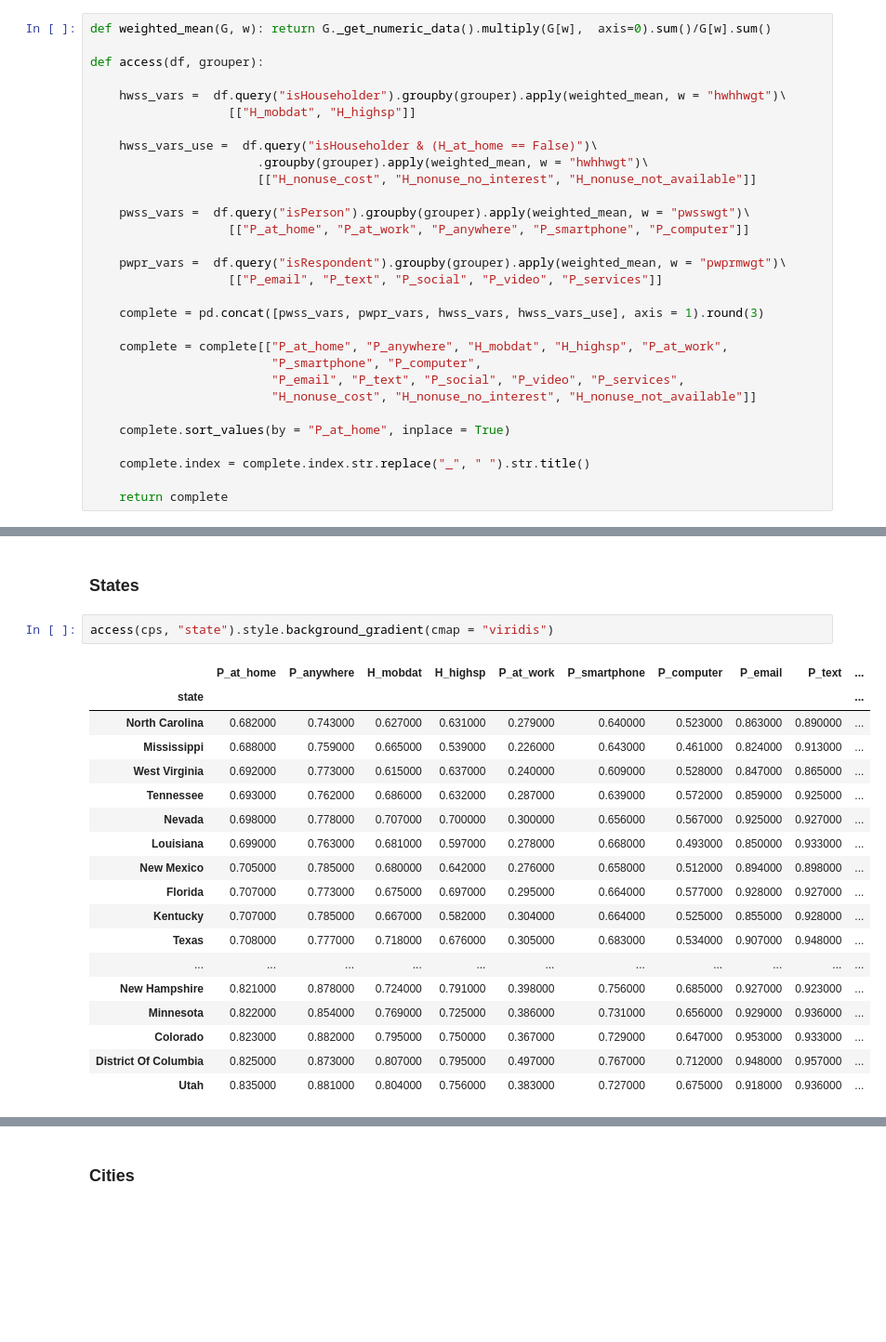
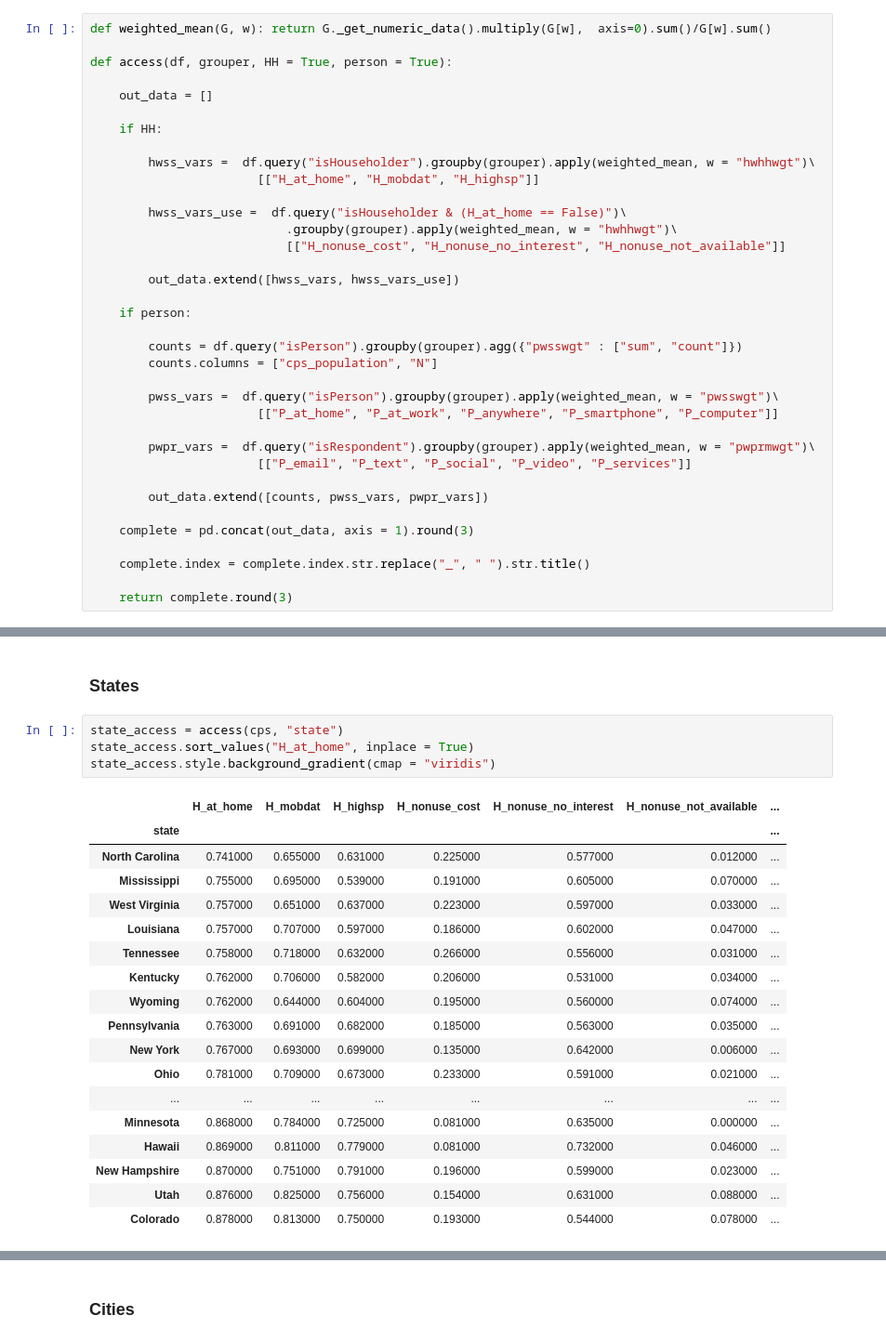
Before and after one commit to JamesSaxon/neighborhood_broadband, a Jupyter notebook: cps.ipynb, the cells around one changed output, grey strips where cells are left out. Shown: that part at 93% size. Cells and saved outputs as stored; diff of their text form; blank space fills up the shorter version.

```diff
--- a/cps.ipynb
+++ b/cps.ipynb
@@ -214,30 +273,36 @@ Internet in home.
 # %%
 def weighted_mean(G, w): return G._get_numeric_data().multiply(G[w],  axis=0).sum()/G[w].sum()
 
-def access(df, grouper):
+def access(df, grouper, HH = True, person = True):
 
-    hwss_vars =  df.query("isHouseholder").groupby(grouper).apply(weighted_mean, w = "hwhhwgt")\
-                   [["H_mobdat", "H_highsp"]]
+    out_data = []
 
-    hwss_vars_use =  df.query("isHouseholder & (H_at_home == False)")\
-                       .groupby(grouper).apply(weighted_mean, w = "hwhhwgt")\
-                       [["H_nonuse_cost", "H_nonuse_no_interest", "H_nonuse_not_available"]]
+    if HH:
 
-    pwss_vars =  df.query("isPerson").groupby(grouper).apply(weighted_mean, w = "pwsswgt")\
-                   [["P_at_home", "P_at_work", "P_anywhere", "P_smartphone", "P_computer"]]
+        hwss_vars =  df.query("isHouseholder").groupby(grouper).apply(weighted_mean, w = "hwhhwgt")\
+                       [["H_at_home", "H_mobdat", "H_highsp"]]
 
-    pwpr_vars =  df.query("isRespondent").groupby(grouper).apply(weighted_mean, w = "pwprmwgt")\
-                   [["P_email", "P_text", "P_social", "P_video", "P_services"]]
+        hwss_vars_use =  df.query("isHouseholder & (H_at_home == False)")\
+                           .groupby(grouper).apply(weighted_mean, w = "hwhhwgt")\
+                           [["H_nonuse_cost", "H_nonuse_no_interest", "H_nonuse_not_available"]]
 
-    complete = pd.concat([pwss_vars, pwpr_vars, hwss_vars, hwss_vars_use], axis = 1).round(3)
+        out_data.extend([hwss_vars, hwss_vars_use])
 
-    complete = complete[["P_at_home", "P_anywhere", "H_mobdat", "H_highsp", "P_at_work",
-                         "P_smartphone", "P_computer",
-                         "P_email", "P_text", "P_social", "P_video", "P_services",
-                         "H_nonuse_cost", "H_nonuse_no_interest", "H_nonuse_not_available"]]
+    if person:
 
-    complete.sort_values(by = "P_at_home", inplace = True)
+        counts = df.query("isPerson").groupby(grouper).agg({"pwsswgt" : ["sum", "count"]})
+        counts.columns = ["cps_population", "N"]
+
+        pwss_vars =  df.query("isPerson").groupby(grouper).apply(weighted_mean, w = "pwsswgt")\
+                       [["P_at_home", "P_at_work", "P_anywhere", "P_smartphone", "P_computer"]]
+
+        pwpr_vars =  df.query("isRespondent").groupby(grouper).apply(weighted_mean, w = "pwprmwgt")\
+                       [["P_email", "P_text", "P_social", "P_video", "P_services"]]
+
+        out_data.extend([counts, pwss_vars, pwpr_vars])
+
+    complete = pd.concat(out_data, axis = 1).round(3)
 
     complete.index = complete.index.str.replace("_", " ").str.title()
 
-    return complete
+    return complete.round(3)
@@ -244,23 +340,25 @@ def access(df, grouper):
 # %% [markdown]
 ### States
 # %%
-access(cps, "state").style.background_gradient(cmap = "viridis")
+state_access = access(cps, "state")
+state_access.sort_values("H_at_home", inplace = True)
+state_access.style.background_gradient(cmap = "viridis")
 # %% [output]
-|  | P_at_home | P_anywhere | H_mobdat | H_highsp | P_at_work | P_smartphone | P_computer | P_email | P_text | ... |
-| state |  |  |  |  |  |  |  |  |  | ... |
-| North Carolina | 0.682000 | 0.743000 | 0.627000 | 0.631000 | 0.279000 | 0.640000 | 0.523000 | 0.863000 | 0.890000 | ... |
-| Mississippi | 0.688000 | 0.759000 | 0.665000 | 0.539000 | 0.226000 | 0.643000 | 0.461000 | 0.824000 | 0.913000 | ... |
-| West Virginia | 0.692000 | 0.773000 | 0.615000 | 0.637000 | 0.240000 | 0.609000 | 0.528000 | 0.847000 | 0.865000 | ... |
-| Tennessee | 0.693000 | 0.762000 | 0.686000 | 0.632000 | 0.287000 | 0.639000 | 0.572000 | 0.859000 | 0.925000 | ... |
-| Nevada | 0.698000 | 0.778000 | 0.707000 | 0.700000 | 0.300000 | 0.656000 | 0.567000 | 0.925000 | 0.927000 | ... |
-| Louisiana | 0.699000 | 0.763000 | 0.681000 | 0.597000 | 0.278000 | 0.668000 | 0.493000 | 0.850000 | 0.933000 | ... |
-| New Mexico | 0.705000 | 0.785000 | 0.680000 | 0.642000 | 0.276000 | 0.658000 | 0.512000 | 0.894000 | 0.898000 | ... |
-| Florida | 0.707000 | 0.773000 | 0.675000 | 0.697000 | 0.295000 | 0.664000 | 0.577000 | 0.928000 | 0.927000 | ... |
-| Kentucky | 0.707000 | 0.785000 | 0.667000 | 0.582000 | 0.304000 | 0.664000 | 0.525000 | 0.855000 | 0.928000 | ... |
-| Texas | 0.708000 | 0.777000 | 0.718000 | 0.676000 | 0.305000 | 0.683000 | 0.534000 | 0.907000 | 0.948000 | ... |
-| ... | ... | ... | ... | ... | ... | ... | ... | ... | ... | ... |
-| New Hampshire | 0.821000 | 0.878000 | 0.724000 | 0.791000 | 0.398000 | 0.756000 | 0.685000 | 0.927000 | 0.923000 | ... |
-| Minnesota | 0.822000 | 0.854000 | 0.769000 | 0.725000 | 0.386000 | 0.731000 | 0.656000 | 0.929000 | 0.936000 | ... |
-| Colorado | 0.823000 | 0.882000 | 0.795000 | 0.750000 | 0.367000 | 0.729000 | 0.647000 | 0.953000 | 0.933000 | ... |
-| District Of Columbia | 0.825000 | 0.873000 | 0.807000 | 0.795000 | 0.497000 | 0.767000 | 0.712000 | 0.948000 | 0.957000 | ... |
-| Utah | 0.835000 | 0.881000 | 0.804000 | 0.756000 | 0.383000 | 0.727000 | 0.675000 | 0.918000 | 0.936000 | ... |
+|  | H_at_home | H_mobdat | H_highsp | H_nonuse_cost | H_nonuse_no_interest | H_nonuse_not_available | ... |
+| state |  |  |  |  |  |  | ... |
+| North Carolina | 0.741000 | 0.655000 | 0.631000 | 0.225000 | 0.577000 | 0.012000 | ... |
+| Mississippi | 0.755000 | 0.695000 | 0.539000 | 0.191000 | 0.605000 | 0.070000 | ... |
+| West Virginia | 0.757000 | 0.651000 | 0.637000 | 0.223000 | 0.597000 | 0.033000 | ... |
+| Louisiana | 0.757000 | 0.707000 | 0.597000 | 0.186000 | 0.602000 | 0.047000 | ... |
+| Tennessee | 0.758000 | 0.718000 | 0.632000 | 0.266000 | 0.556000 | 0.031000 | ... |
+| Kentucky | 0.762000 | 0.706000 | 0.582000 | 0.206000 | 0.531000 | 0.034000 | ... |
+| Wyoming | 0.762000 | 0.644000 | 0.604000 | 0.195000 | 0.560000 | 0.074000 | ... |
+| Pennsylvania | 0.763000 | 0.691000 | 0.682000 | 0.185000 | 0.563000 | 0.035000 | ... |
+| New York | 0.767000 | 0.693000 | 0.699000 | 0.135000 | 0.642000 | 0.006000 | ... |
+| Ohio | 0.781000 | 0.709000 | 0.673000 | 0.233000 | 0.591000 | 0.021000 | ... |
+| ... | ... | ... | ... | ... | ... | ... | ... |
+| Minnesota | 0.868000 | 0.784000 | 0.725000 | 0.081000 | 0.635000 | 0.000000 | ... |
+| Hawaii | 0.869000 | 0.811000 | 0.779000 | 0.081000 | 0.732000 | 0.046000 | ... |
+| New Hampshire | 0.870000 | 0.751000 | 0.791000 | 0.196000 | 0.599000 | 0.023000 | ... |
+| Utah | 0.876000 | 0.825000 | 0.756000 | 0.154000 | 0.631000 | 0.088000 | ... |
+| Colorado | 0.878000 | 0.813000 | 0.750000 | 0.193000 | 0.544000 | 0.078000 | ... |
```
Also changed, not shown: parts of 41 cells of this notebook, 1 other file.
